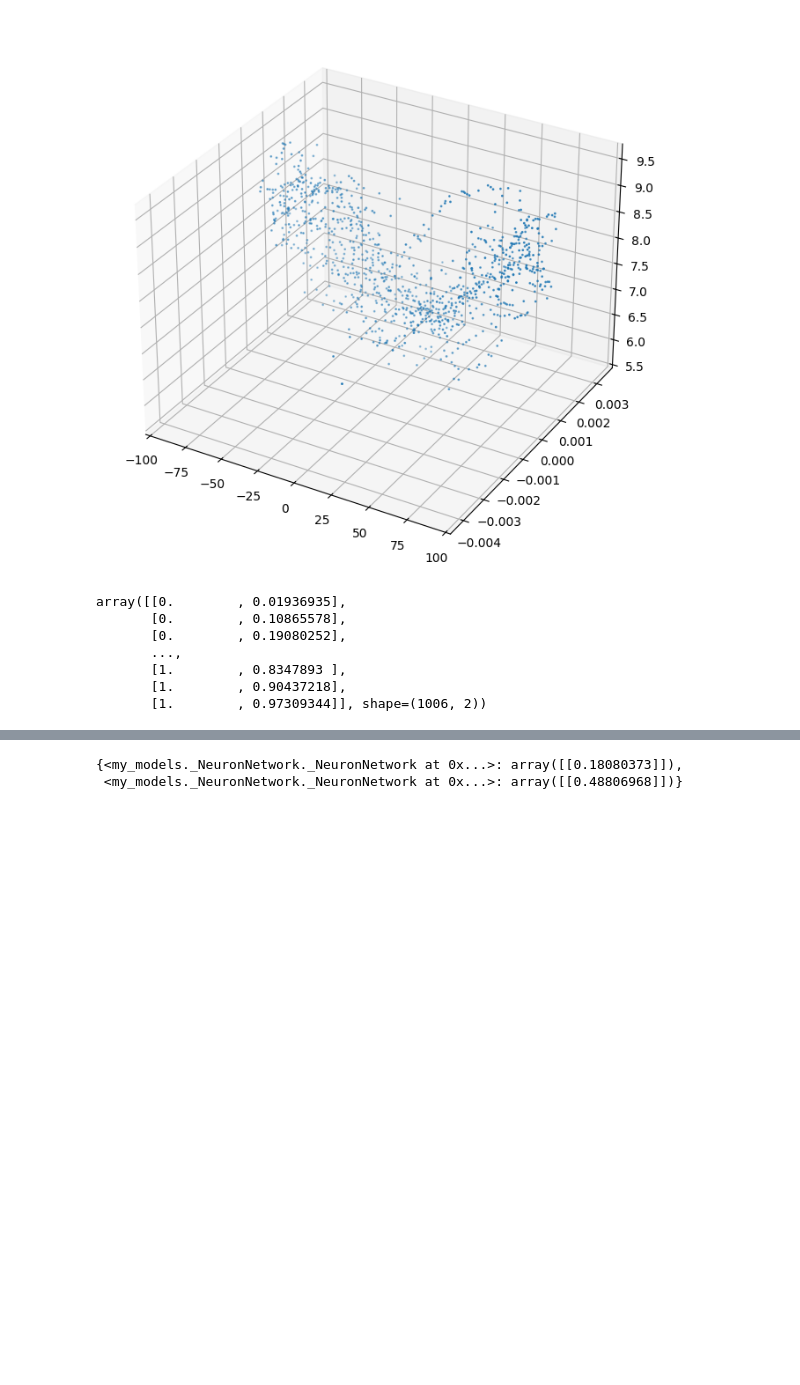
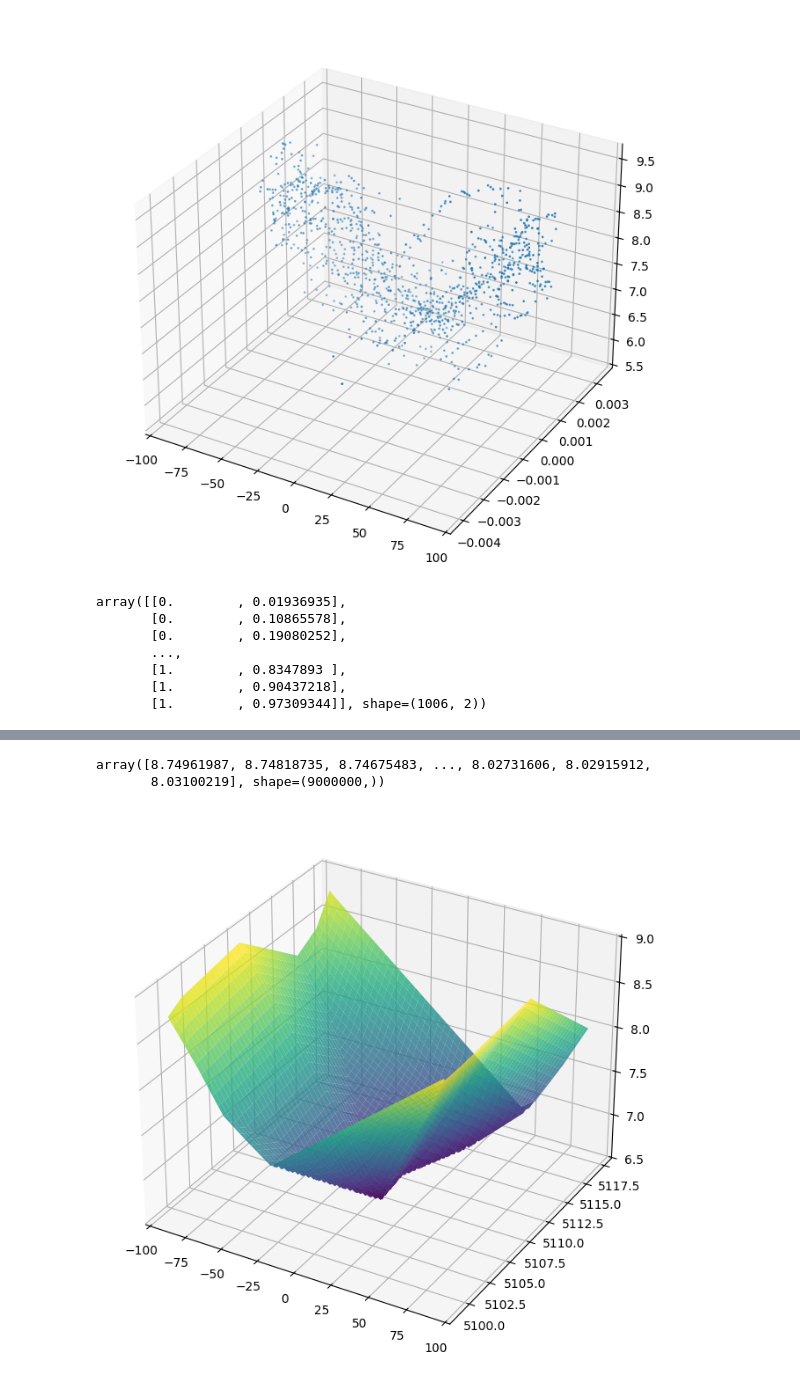
Before and after one commit to AbsltRaDu/Self-written-neural-network, a Jupyter notebook: Пример.ipynb, the cells around one changed output, grey strips where cells are left out. Saved outputs shown, nothing was run; the diff lists cells and outputs as text; code cells hidden in the pictures; blank space fills up the shorter version.

```diff
--- a/Пример.ipynb
+++ b/Пример.ipynb
@@ -60,10 +57,10 @@ importlib.reload(my_models.NeuronNetwork)
 from my_models.NeuronNetwork import NeuronNetwork
 # %%
 nn = NeuronNetwork(layers=((10, 'ReLU'),
-                           (15, 'ReLU'),
-                           (5, 'ReLU'),
+                           (30, 'ReLU'),
+                           (25, 'ReLU'),
                            (1, 'lianer')),
                    loss_func='mse')
 
-nn.fit(X_norm, y, size_batch=10, learning_rate=10**(-4), eps=10**(-8), optimizer='Adam', alpha=0.9, count_epoch=5, count_of_iteration=25000)
+nn.fit(X_norm, y, size_batch=10, learning_rate=10**(-4), eps=10**(-8), optimizer='Adam', count_epoch=20, count_of_iteration=25000)
 # %% [output]
@@ -75,5 +83,0 @@ nn.fit(X_norm, y, size_batch=10, learning_rate=10**(-4), eps=10**(-8), optimizer
-# %%
-nn._dct_of_models
-# %% [output]
-{<my_models._NeuronNetwork._NeuronNetwork at 0x...>: array([[0.18080373]]),
- <my_models._NeuronNetwork._NeuronNetwork at 0x...>: array([[0.48806968]])}
@@ -85,0 +84,27 @@ from my_models._NeuronNetwork import _NeuronNetwork
+# %%
+
+n = 3000
+x = np.linspace(df['In1'].min(), df['In1'].max(), n)
+y = np.linspace(df['In2'].min(), df['In2'].max(), n)
+X, Y = np.meshgrid(x, y)
+X_test = np.column_stack((X.ravel(), Y.ravel()))
+X_norm_test = minMaxScaller.transform(X_test)
+X_norm_test
+Y_test = nn.predict(X_norm_test)
+Y_test[:,0]
+# %% [output]
+array([8.74961987, 8.74818735, 8.74675483, ..., 8.02731606, 8.02915912,
+       8.03100219], shape=(9000000,))
+# %%
+X = X_test[:, 0].reshape(n, n)
+Y = X_test[:, 1].reshape(n, n)
+Z = Y_test[:, 0].reshape(n, n)
+
+fig = plt.figure(figsize=(16,8))
+ax = fig.add_subplot(111, projection='3d')
+
+ax.plot_surface(X, Y, Z, alpha=0.8, cmap='viridis')
+
+plt.show()
+# %% [output]
+[figure, added]
```
Also changed, not shown: parts of 3 cells of this notebook, 1 other file.
